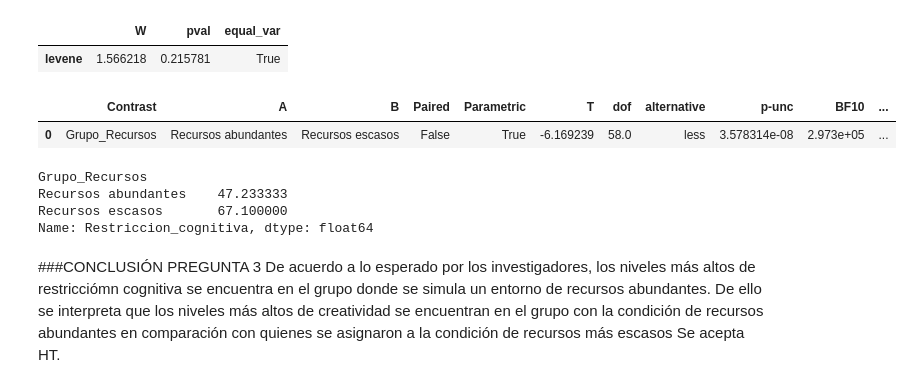
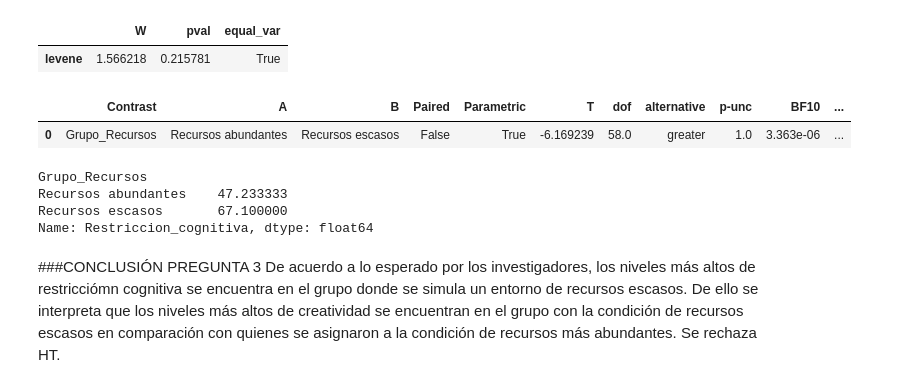
Before and after one commit to emiliagyr/Estad-sticaExperimental, a Jupyter notebook: Examen_1_Solución.ipynb, the cells around one changed output. Cells and saved outputs as stored; diff of their text form; code cells hidden in the pictures.

```diff
--- a/Examen_1_Solución.ipynb
+++ b/Examen_1_Solución.ipynb
@@ -222,10 +222,10 @@ pg.homoscedasticity(data=df, dv="Restriccion_cognitiva", group="Grupo_Recursos")
 | levene | 1.566218 | 0.215781 | True |
 # %%
 #correction responde a la necesidad de hacer una corrección por varianzas no homogéneas. Por lo tanto, False implica varianzas homogéneas.
-pg.pairwise_tests(data=df, dv="Restriccion_cognitiva", between="Grupo_Recursos", effsize="cohen", correction=False, alternative="less")
+pg.pairwise_tests(data=df, dv="Restriccion_cognitiva", between="Grupo_Recursos", effsize="cohen", correction=False, alternative="greater")
 # %% [output]
 |  | Contrast | A | B | Paired | Parametric | T | dof | alternative | p-unc | BF10 | ... |
-| 0 | Grupo_Recursos | Recursos abundantes | Recursos escasos | False | True | -6.169239 | 58.0 | less | 3.578314e-08 | 2.973e+05 | ... |
+| 0 | Grupo_Recursos | Recursos abundantes | Recursos escasos | False | True | -6.169239 | 58.0 | greater | 1.0 | 3.363e-06 | ... |
 # %%
 #Media restricción cognitiva
 df.groupby('Grupo_Recursos')["Restriccion_cognitiva"].mean()
@@ -236,5 +236,5 @@ Recursos escasos       67.100000
 Name: Restriccion_cognitiva, dtype: float64
 # %% [markdown]
 ###CONCLUSIÓN PREGUNTA 3
-De acuerdo a lo esperado por los investigadores, los niveles más altos de restricciómn cognitiva se encuentra en el grupo donde se simula un entorno de recursos abundantes. De ello se interpreta que los niveles más altos de creatividad se encuentran en el grupo con la condición de recursos abundantes en comparación con quienes se asignaron a la condición de recursos más escasos
-Se acepta HT.
+De acuerdo a lo esperado por los investigadores, los niveles más altos de restricciómn cognitiva se encuentra en el grupo donde se simula un entorno de recursos escasos. De ello se interpreta que los niveles más altos de creatividad se encuentran en el grupo con la condición de recursos escasos en comparación con quienes se asignaron a la condición de recursos más abundantes.
+Se rechaza HT.
```
